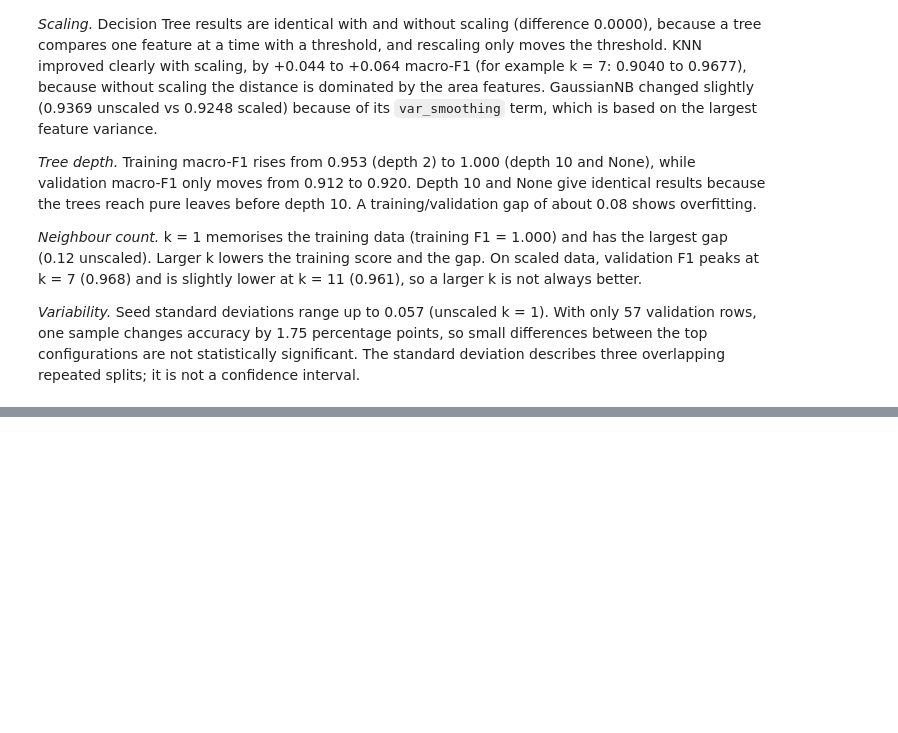
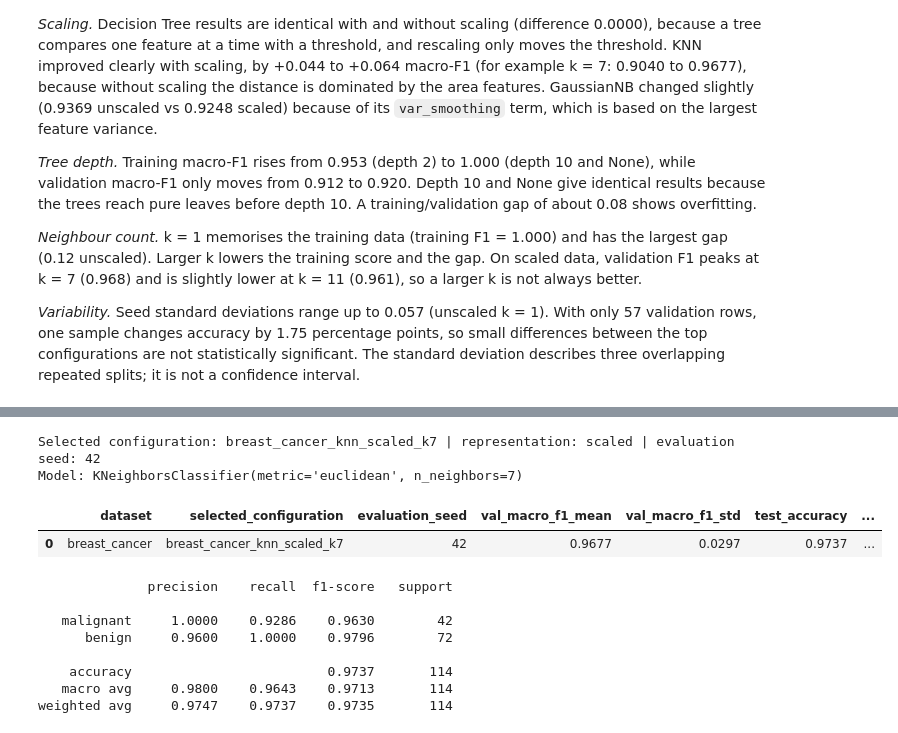
Before and after one commit to selenasurucu/machine-learning-midterm, a Jupyter notebook: breast_cancer.ipynb, the cells around one changed output, grey strips where cells are left out. Cells and saved outputs as stored; diff of their text form; code cells hidden in the pictures; blank space fills up the shorter version.

```diff
--- a/breast_cancer.ipynb
+++ b/breast_cancer.ipynb
@@ -476,0 +481,32 @@ utils.plot_param_curve(summary, DATASET, "knn", "n_neighbors (k)", f"{DATASET}_k
+# %%
+final_model = models_42[SELECTED]
+final_rep = selected["representation"]
+X_test_final = test_reps[final_rep]
+print("Selected configuration:", SELECTED, "| representation:", final_rep, "| evaluation seed: 42")
+print("Model:", final_model)
+
+tm = utils.get_metrics(DATASET, final_model, X_test_final, y_test, "test")
+final_table = pd.DataFrame([{
+    "dataset": DATASET, "selected_configuration": SELECTED, "evaluation_seed": 42,
+    "val_macro_f1_mean": selected["val_macro_f1_mean"], "val_macro_f1_std": selected["val_macro_f1_std"],
+    "test_accuracy": tm["test_accuracy"], "test_macro_precision": tm["test_macro_precision"],
+    "test_macro_recall": tm["test_macro_recall"], "test_macro_f1": tm["test_macro_f1"],
+    "test_roc_auc": tm["test_roc_auc"], "test_undefined_metrics": tm["test_undefined_metrics"]}])
+display(final_table.round(4))
+
+y_test_pred = final_model.predict(X_test_final)
+print(utils.classification_report(y_test, y_test_pred, labels=[0, 1],
+                                  target_names=class_names, digits=4, zero_division=0))
+# %% [output]
+Selected configuration: breast_cancer_knn_scaled_k7 | representation: scaled | evaluation seed: 42
+Model: KNeighborsClassifier(metric='euclidean', n_neighbors=7)
+|  | dataset | selected_configuration | evaluation_seed | val_macro_f1_mean | val_macro_f1_std | test_accuracy | ... |
+| 0 | breast_cancer | breast_cancer_knn_scaled_k7 | 42 | 0.9677 | 0.0297 | 0.9737 | ... |
+              precision    recall  f1-score   support
+
+   malignant     1.0000    0.9286    0.9630        42
+      benign     0.9600    1.0000    0.9796        72
+
+    accuracy                         0.9737       114
+   macro avg     0.9800    0.9643    0.9713       114
+weighted avg     0.9747    0.9737    0.9735       114
```
Also changed, not shown: parts of 5 cells of this notebook, 2 other files.
